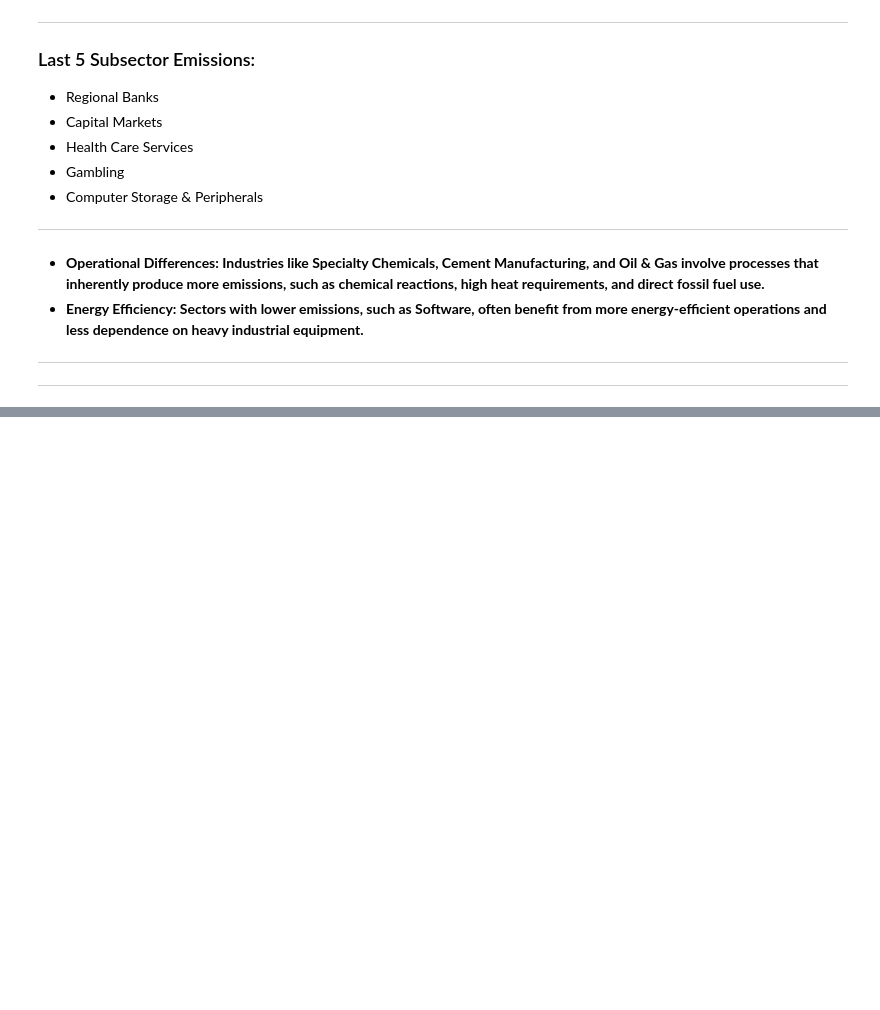
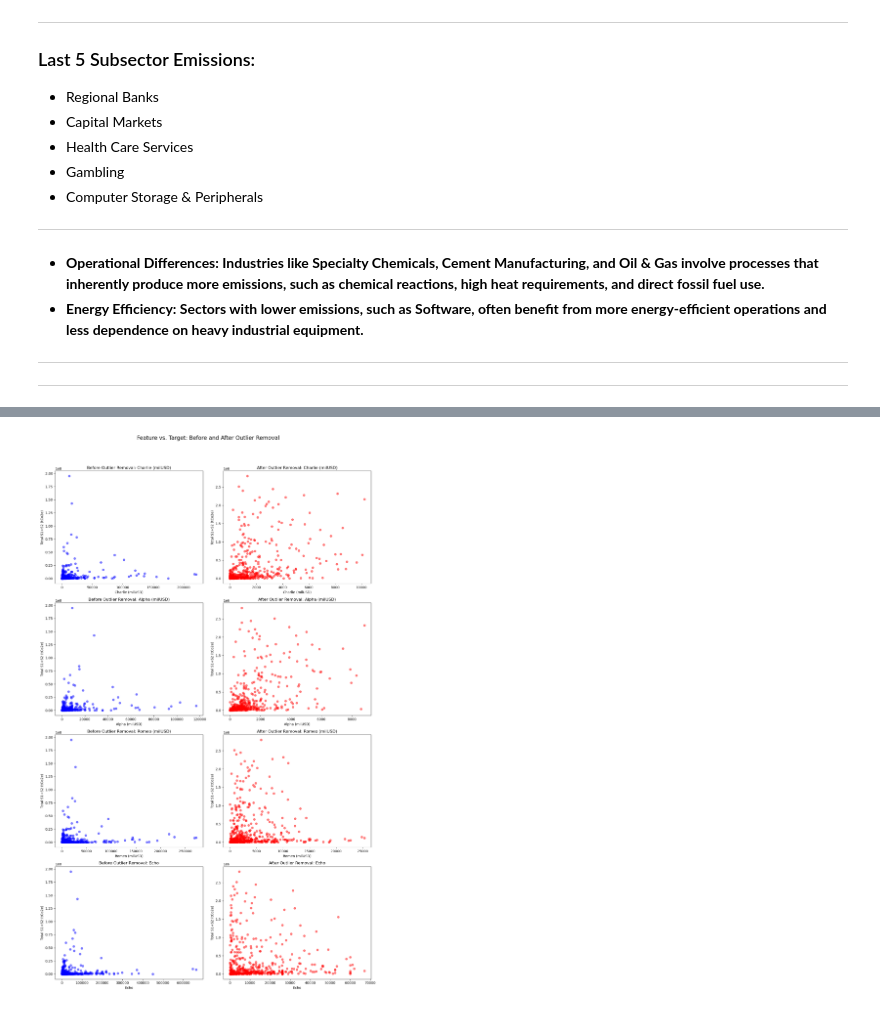
Before and after one commit to maniunix/scope_1_scope_2_emmisions, a Jupyter notebook: src/scope1_scope2_analysis.ipynb, the cells around one changed output, grey strips where cells are left out. Drawn from its saved outputs; the diff is of its cells as text; code cells hidden in the pictures; blank space fills up the shorter version.

Commit message:
Cleaned the notebook and added MD decription

```diff
--- a/src/scope1_scope2_analysis.ipynb
+++ b/src/scope1_scope2_analysis.ipynb
@@ -191,3 +179,26 @@ df_cleaned[['Charlie (milUSD)', 'Alpha (milUSD)', 'Romeo (milUSD)']].plot(kind =
+# %%
+features = ['Charlie (milUSD)', 'Alpha (milUSD)', 'Romeo (milUSD)', 'Echo']
+
+data_cleaned = remove_outliers(new_df, 'Total S1+S2 (tCo2e)')
+
+fig, axes = plt.subplots(len(features), 2, figsize=(14, 6 * len(features)))
+fig.suptitle('Feature vs. Target: Before and After Outlier Removal', fontsize=16)
+
+for i, feature in enumerate(features):
+    axes[i, 0].scatter(new_df[feature], new_df['Total S1+S2 (tCo2e)'], color='blue', alpha=0.5)
+    axes[i, 0].set_xlabel(feature)
+    axes[i, 0].set_ylabel('Total S1+S2 (tCo2e)')
+    axes[i, 0].set_title(f'Before Outlier Removal: {feature}')
+
+    axes[i, 1].scatter(df_cleaned[feature], df_cleaned['Total S1+S2 (tCo2e)'], color='red', alpha=0.5)
+    axes[i, 1].set_xlabel(feature)
+    axes[i, 1].set_ylabel('Total S1+S2 (tCo2e)')
+    axes[i, 1].set_title(f'After Outlier Removal: {feature}')
+
+plt.tight_layout(rect=[0, 0.03, 1, 0.95])
+plt.show()
+# %% [output]
+[figure, added]
 # %%
 def min_max_normalize(df):
     return df.apply(lambda col: (col - col.min()) / (col.max() - col.min()))
```
Also changed, not shown: parts of 10 cells of this notebook.
